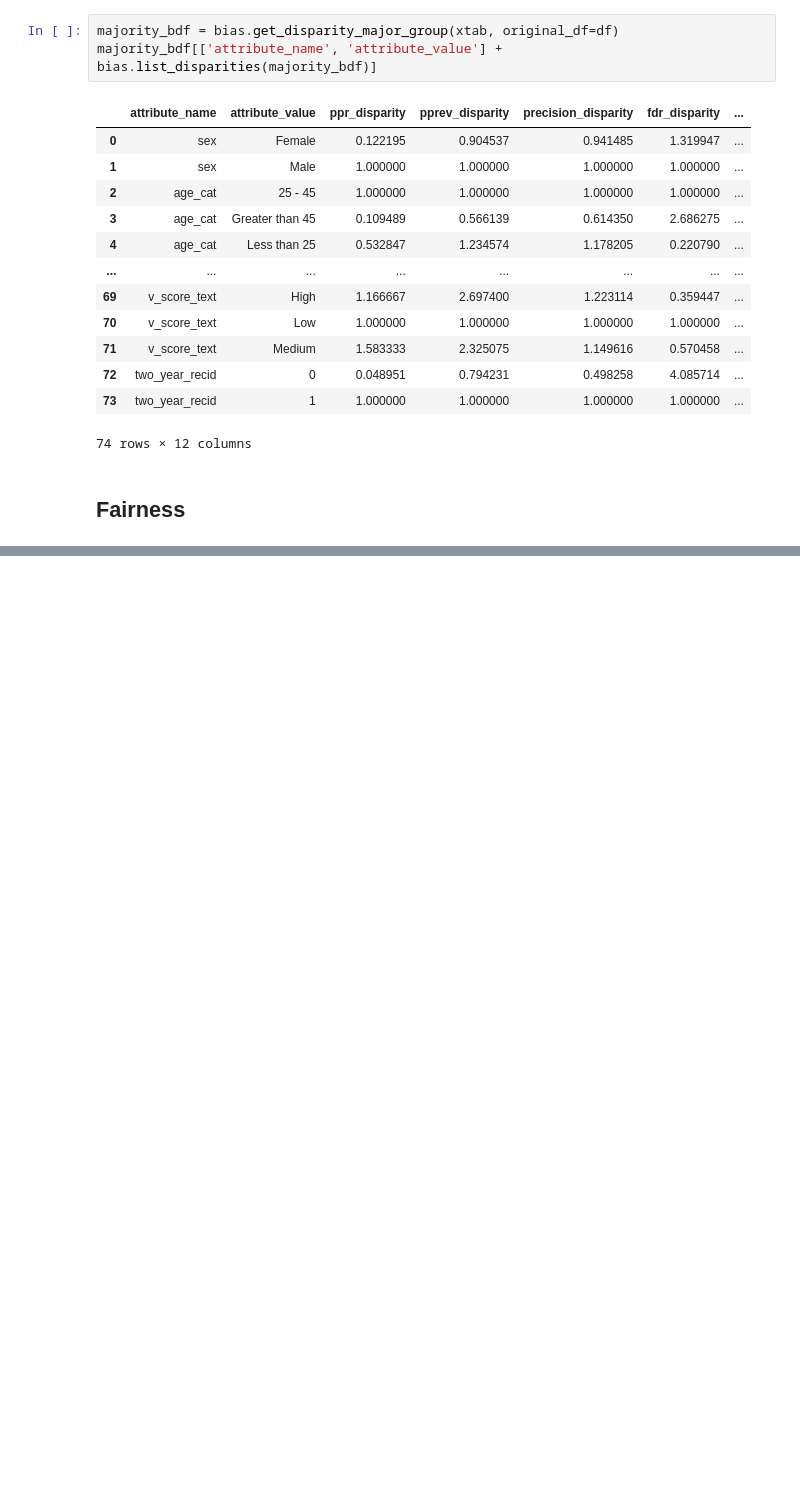
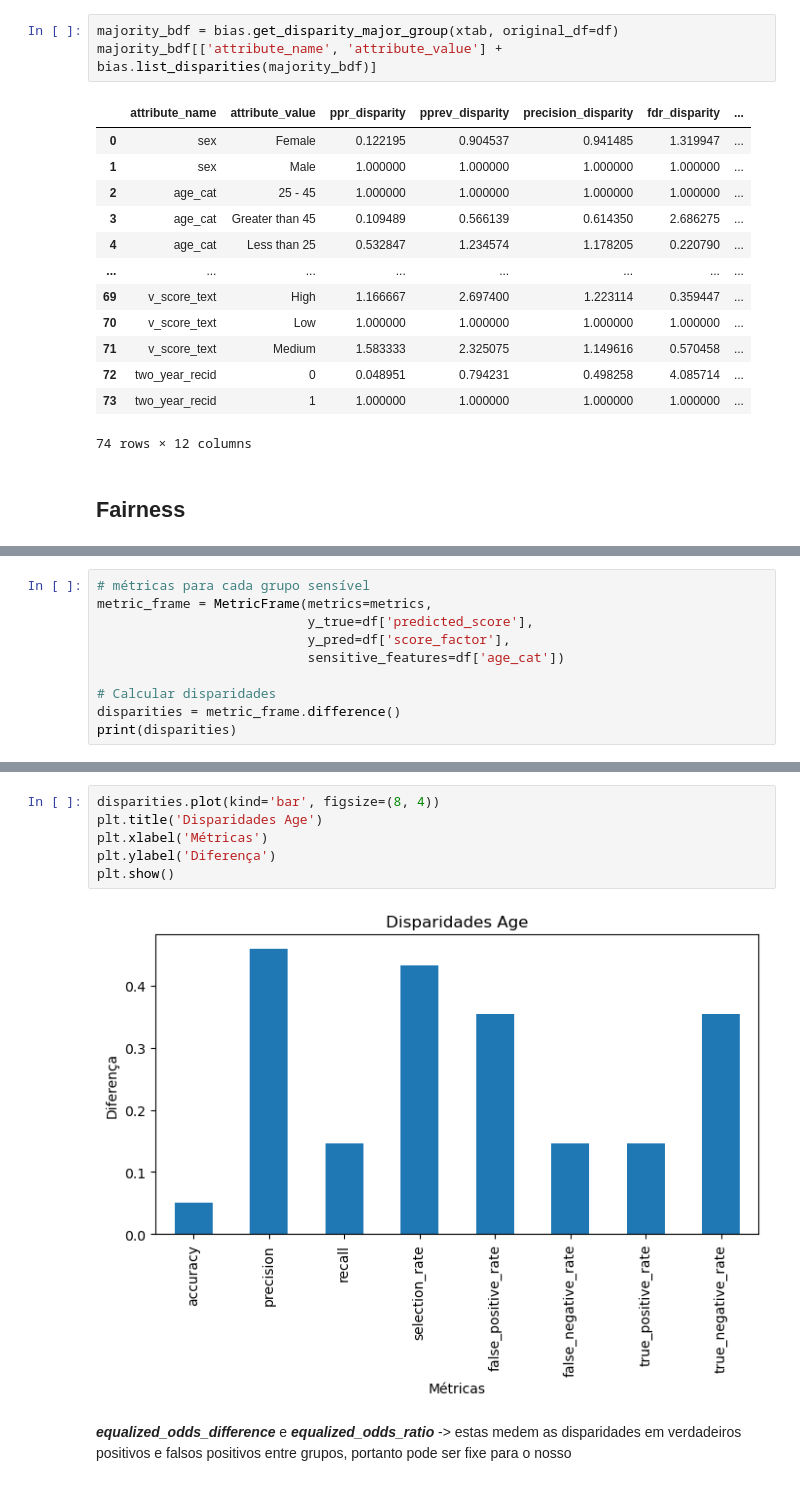
Before and after one commit to DanielCarneiro123/compas-machine-bias, a Jupyter notebook: aequitas.ipynb, the cells around one changed output, grey strips where cells are left out. Saved outputs shown, nothing was run; the diff lists cells and outputs as text; blank space fills up the shorter version.

```diff
--- a/aequitas.ipynb
+++ b/aequitas.ipynb
@@ -207,0 +279,10 @@ get_group_value_fairness: No Parity measure input found on bias_df
+# %%
+# métricas para cada grupo sensível
+metric_frame = MetricFrame(metrics=metrics,
+                           y_true=df['predicted_score'],
+                           y_pred=df['score_factor'],
+                           sensitive_features=df['age_cat'])
+
+# Calcular disparidades
+disparities = metric_frame.difference()
+print(disparities)
@@ -207,0 +299,10 @@ get_group_value_fairness: No Parity measure input found on bias_df
+# %%
+disparities.plot(kind='bar', figsize=(8, 4))
+plt.title('Disparidades Age')
+plt.xlabel('Métricas')
+plt.ylabel('Diferença')
+plt.show()
+# %% [output]
+[figure, added]
+# %% [markdown]
+***equalized_odds_difference*** e ***equalized_odds_ratio*** -> estas medem as disparidades em verdadeiros positivos e falsos positivos entre grupos, portanto pode ser fixe para o nosso
```
Also changed, not shown: parts of 16 cells of this notebook.
